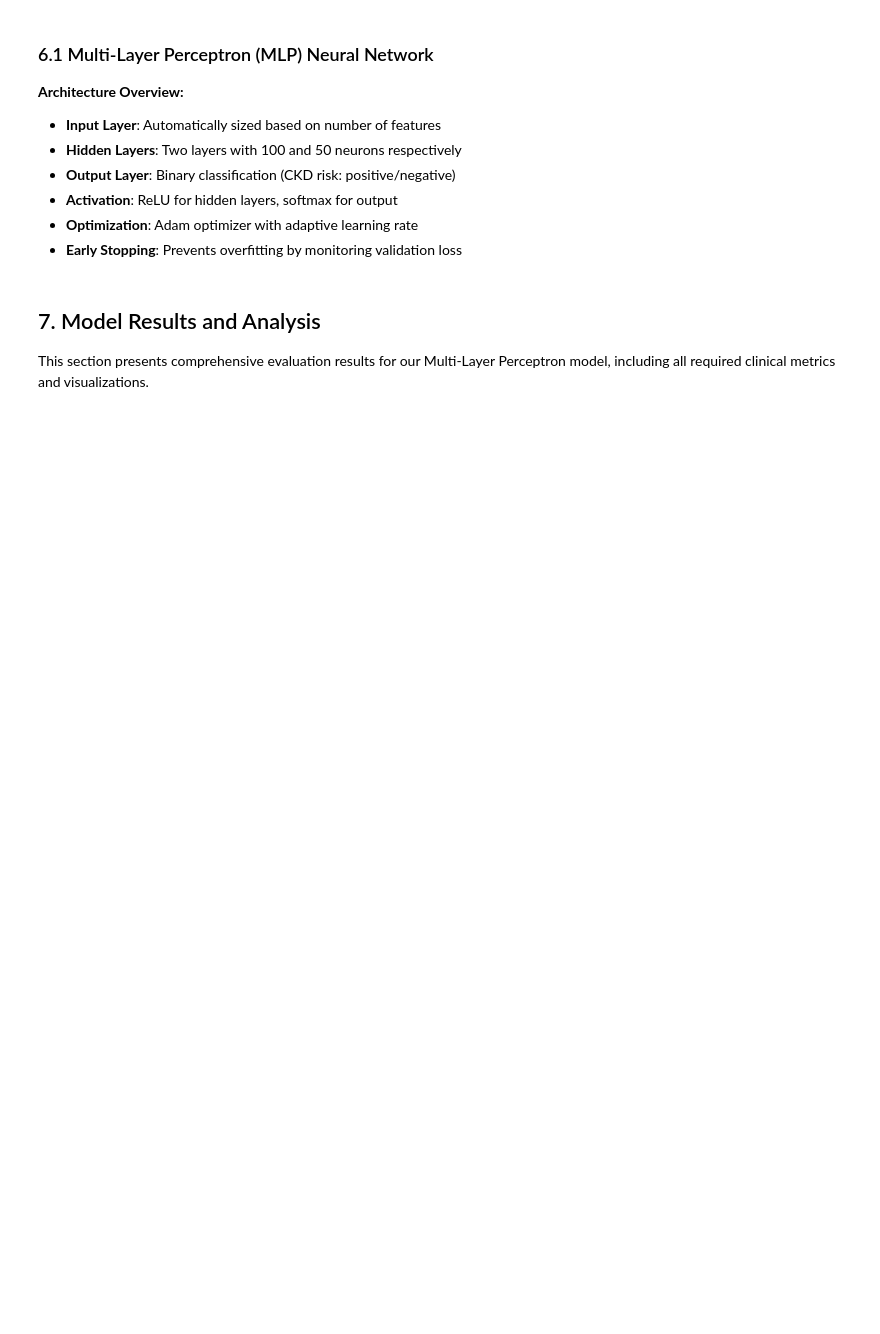
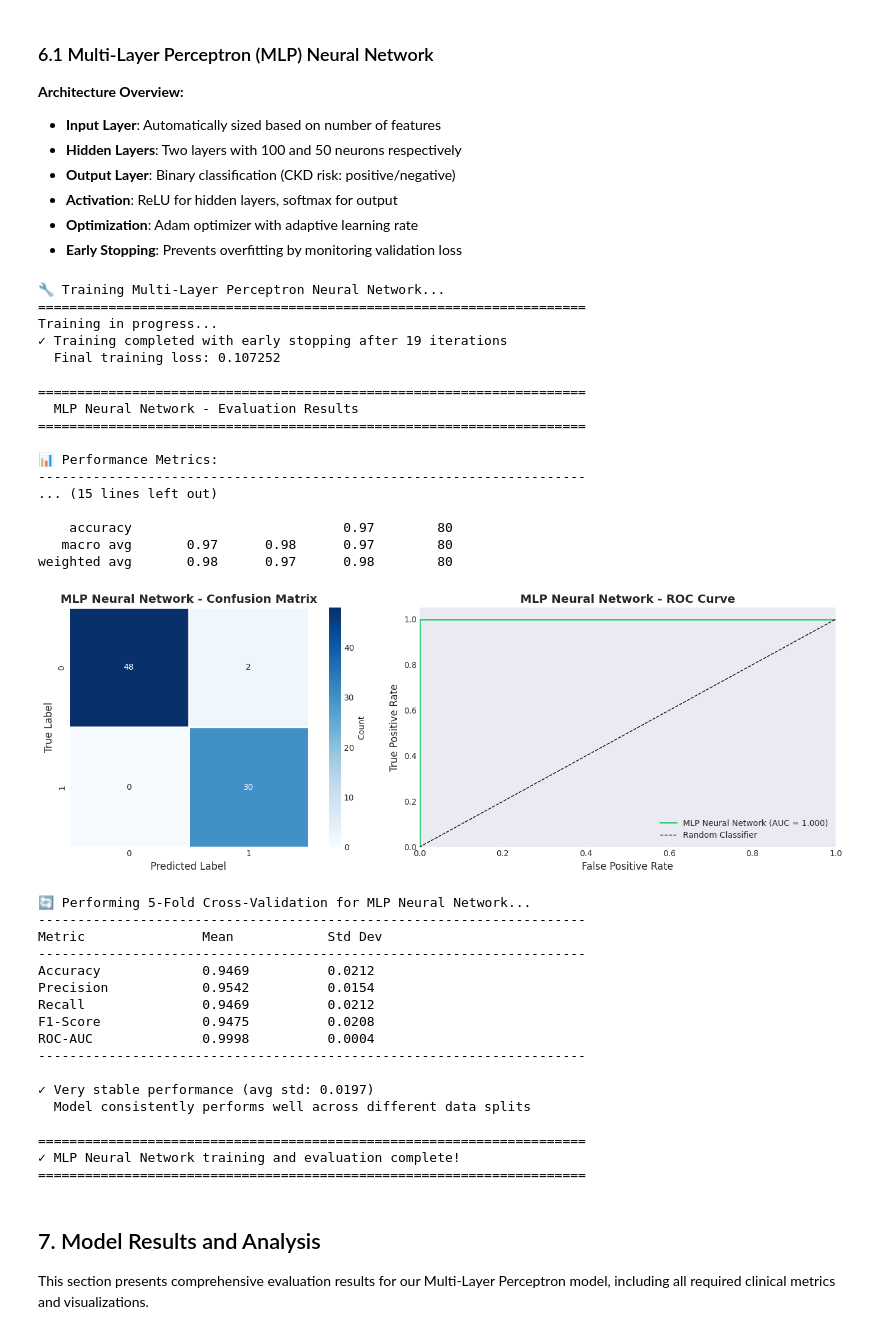
Before and after one commit to bwilli8642/BME6938-Spring-Project1-G7, a Jupyter notebook: Project1_code.ipynb, the cells around one changed output. Saved outputs shown, nothing was run; the diff lists cells and outputs as text; code cells hidden in the pictures; blank space fills up the shorter version.

```diff
--- a/Project1_code.ipynb
+++ b/Project1_code.ipynb
@@ -306,8 +431,17 @@ print(f"\n✓ Missing values after imputation: {df_processed.isnull().sum().sum(
 print("\nStep 2: Encoding Categorical Variables")
 print("="*60)
 
-# Encode target variable if it's categorical
-if target_col in df_processed.columns and df_processed[target_col].dtype == 'object':
+# Encode target variable when it is non-numeric (object/category/string labels)
+if target_col in df_processed.columns and not pd.api.types.is_numeric_dtype(df_processed[target_col]):
+    # Normalize label text and fix known typo variant before encoding
+    df_processed[target_col] = (
+        df_processed[target_col]
+        .astype(str)
+        .str.strip()
+        .str.strip("'\"")
+        .str.lower()
+        .replace({'ckdt': 'ckd'})
+    )
     le_target = LabelEncoder()
     df_processed[target_col] = le_target.fit_transform(df_processed[target_col])
     print(f"✓ Target variable '{target_col}' encoded")
@@ -841,10 +1036,10 @@ print("Training in progress...")
 mlp_model.fit(X_train_scaled, y_train)
 
 # Check if early stopping was triggered
-if mlp_model.n_iter_ < max_iter:
+if mlp_model.n_iter_ < mlp_model.max_iter:
     print(f"✓ Training completed with early stopping after {mlp_model.n_iter_} iterations")
 else:
-    print(f"✓ Training completed after maximum {mlp_model.n_iter_} iterations")
+    print(f"✓ Training completed after maximum {mlp_model.max_iter} iterations")
 
 # Display the final training loss
 print(f"  Final training loss: {mlp_model.loss_:.6f}")
@@ -861,33 +1056,69 @@ mlp_metrics = evaluate_model(
     X_test=X_test_scaled,         # Test features (scaled)
     y_train=y_train,              # Training labels
     y_test=y_test,                # Test labels
     model_name="MLP Neural Network"  # Display name for reports
 )
 
 # -----------------------------------------------------------------------------
 # Step 4: Cross-Validation
 # -----------------------------------------------------------------------------
 # Perform k-fold cross-validation for robust performance estimation
 # This splits data into k folds and trains k times, each time using
 # a different fold as validation set
 mlp_cv = perform_cross_validation(
     model=mlp_model,              # Model to evaluate
     X=X_train_scaled,             # All training features
     y=y_train,                    # All training labels
     model_name="MLP Neural Network",  # Display name
     cv=5                          # 5-fold cross-validation
 )
 
 # -----------------------------------------------------------------------------
 # Step 5: Store Results for Later Comparison
 # -----------------------------------------------------------------------------
 # Save metrics and CV results in dictionaries for comparative analysis
 model_results['MLP Neural Network'] = mlp_metrics
 cv_results_all['MLP Neural Network'] = mlp_cv
 
 print("\n" + "="*70)
 print("✓ MLP Neural Network training and evaluation complete!")
 print("="*70)
+# %% [output]
+🔧 Training Multi-Layer Perceptron Neural Network...
+======================================================================
+Training in progress...
+✓ Training completed with early stopping after 19 iterations
+  Final training loss: 0.107252
+
+======================================================================
+  MLP Neural Network - Evaluation Results
+======================================================================
+
+📊 Performance Metrics:
+----------------------------------------------------------------------
+... (15 lines left out)
+
+    accuracy                           0.97        80
+   macro avg       0.97      0.98      0.97        80
+weighted avg       0.98      0.97      0.98        80
+[figure, added]
+🔄 Performing 5-Fold Cross-Validation for MLP Neural Network...
+----------------------------------------------------------------------
+Metric               Mean            Std Dev
+----------------------------------------------------------------------
+Accuracy             0.9469          0.0212
+Precision            0.9542          0.0154
+Recall               0.9469          0.0212
+F1-Score             0.9475          0.0208
+ROC-AUC              0.9998          0.0004
+----------------------------------------------------------------------
+
+✓ Very stable performance (avg std: 0.0197)
+  Model consistently performs well across different data splits
+
+======================================================================
+✓ MLP Neural Network training and evaluation complete!
+======================================================================
 # %% [markdown]
 ## 7. Model Results and Analysis
 
```
Also changed, not shown: parts of 23 cells of this notebook.
